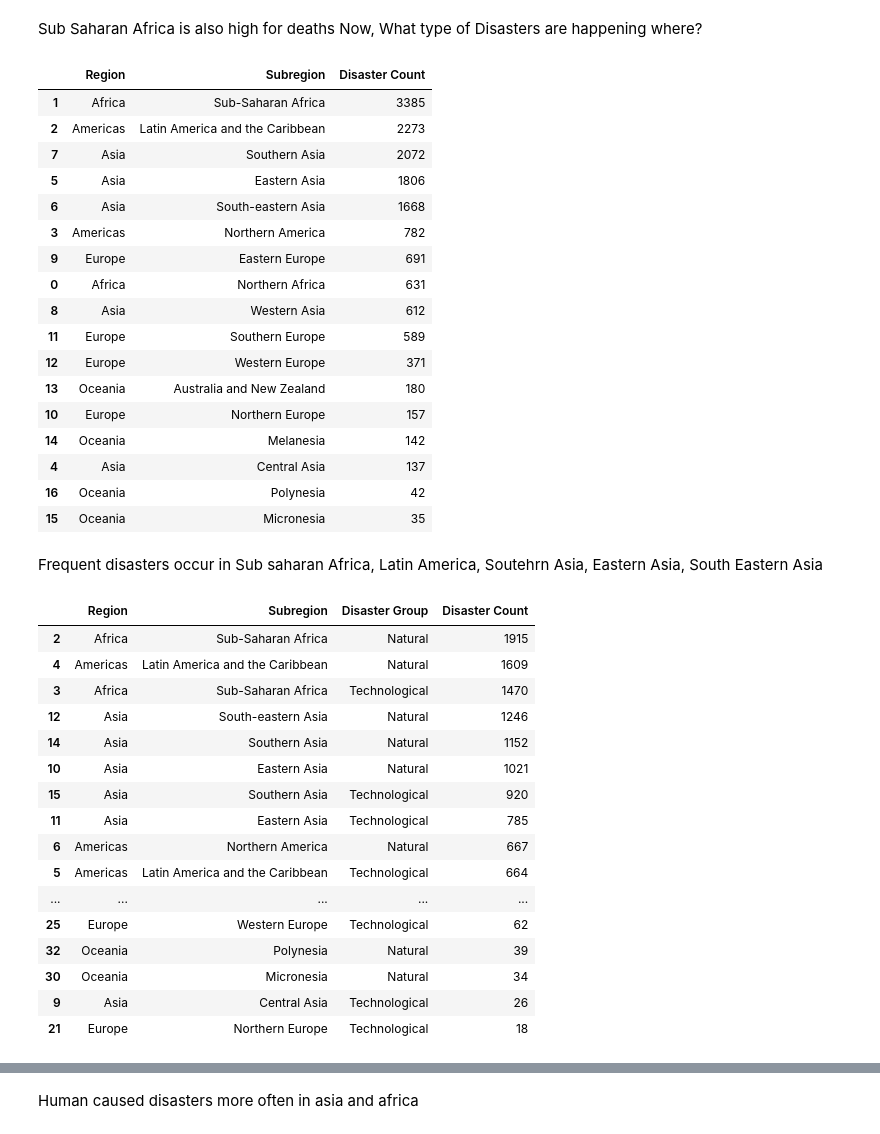
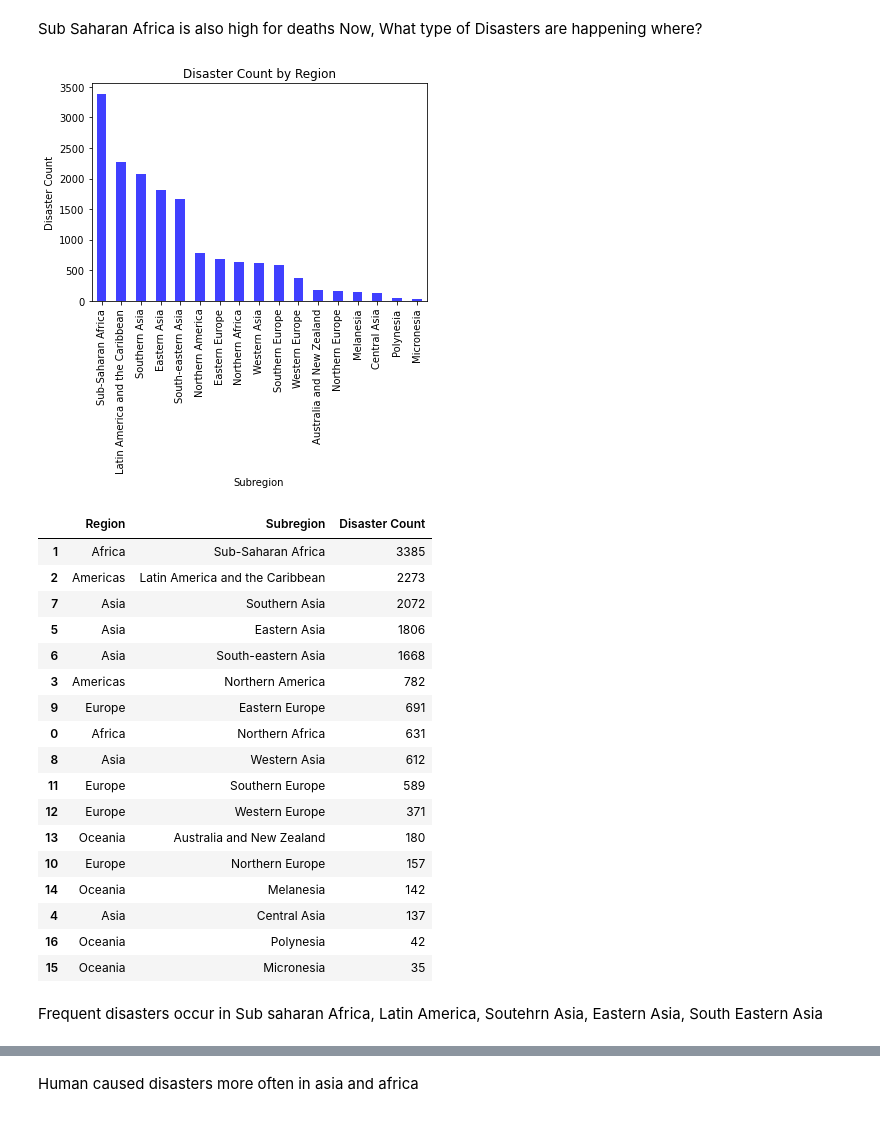
Before and after one commit to harrissamuel/24Spr_-S-Harris-_-disasters-, a Jupyter notebook: Sample_Capstone/code/data_analysis/data_analysis.ipynb, the cells around one changed output, grey strips where cells are left out. Drawn from its saved outputs; the diff is of its cells as text; code cells hidden in the pictures.

Commit message:
Created Map showing worst disasters

```diff
--- a/Sample_Capstone/code/data_analysis/data_analysis.ipynb
+++ b/Sample_Capstone/code/data_analysis/data_analysis.ipynb
@@ -215,9 +215,21 @@ Now, What type of Disasters are happening where?
 # %%
 
 disaster_counts = df.groupby(['Region', 'Subregion'])['Disaster Type'].count().reset_index(name='Disaster Count')
 disaster_counts_sorted = disaster_counts.sort_values(by='Disaster Count', ascending=False)
 disaster_counts_sorted.head(30)
+
+disaster_counts_sorted.plot(kind='bar', x='Subregion', y='Disaster Count', color='blue', alpha=0.75, legend=None)
+
+# Add labels and title
+plt.xlabel('Subregion')
+plt.ylabel('Disaster Count')
+plt.title('Disaster Count by Region')
+
+# Show the plot
+plt.show()
+disaster_counts_sorted.head(30)
 # %% [output]
+[figure, added]
 |  | Region | Subregion | Disaster Count |
 | 1 | Africa | Sub-Saharan Africa | 3385 |
 | 2 | Americas | Latin America and the Caribbean | 2273 |
@@ -238,25 +250,3 @@ disaster_counts_sorted.head(30)
 | 15 | Oceania | Micronesia | 35 |
 # %% [markdown]
 Frequent disasters occur in Sub saharan Africa,  Latin America, Soutehrn Asia, Eastern Asia, South Eastern Asia
-# %%
-disaster_counts = df.groupby(['Region', 'Subregion', 'Disaster Group'])['Disaster Type'].count().reset_index(name='Disaster Count')
-disaster_counts_sorted = disaster_counts.sort_values(by='Disaster Count', ascending=False)
-disaster_counts_sorted.head(30)
-# %% [output]
-|  | Region | Subregion | Disaster Group | Disaster Count |
-| 2 | Africa | Sub-Saharan Africa | Natural | 1915 |
-| 4 | Americas | Latin America and the Caribbean | Natural | 1609 |
-| 3 | Africa | Sub-Saharan Africa | Technological | 1470 |
-| 12 | Asia | South-eastern Asia | Natural | 1246 |
-| 14 | Asia | Southern Asia | Natural | 1152 |
-| 10 | Asia | Eastern Asia | Natural | 1021 |
-| 15 | Asia | Southern Asia | Technological | 920 |
-| 11 | Asia | Eastern Asia | Technological | 785 |
-| 6 | Americas | Northern America | Natural | 667 |
-| 5 | Americas | Latin America and the Caribbean | Technological | 664 |
-| ... | ... | ... | ... | ... |
-| 25 | Europe | Western Europe | Technological | 62 |
-| 32 | Oceania | Polynesia | Natural | 39 |
-| 30 | Oceania | Micronesia | Natural | 34 |
-| 9 | Asia | Central Asia | Technological | 26 |
-| 21 | Europe | Northern Europe | Technological | 18 |
```
Also changed, not shown: parts of 5 cells of this notebook.
